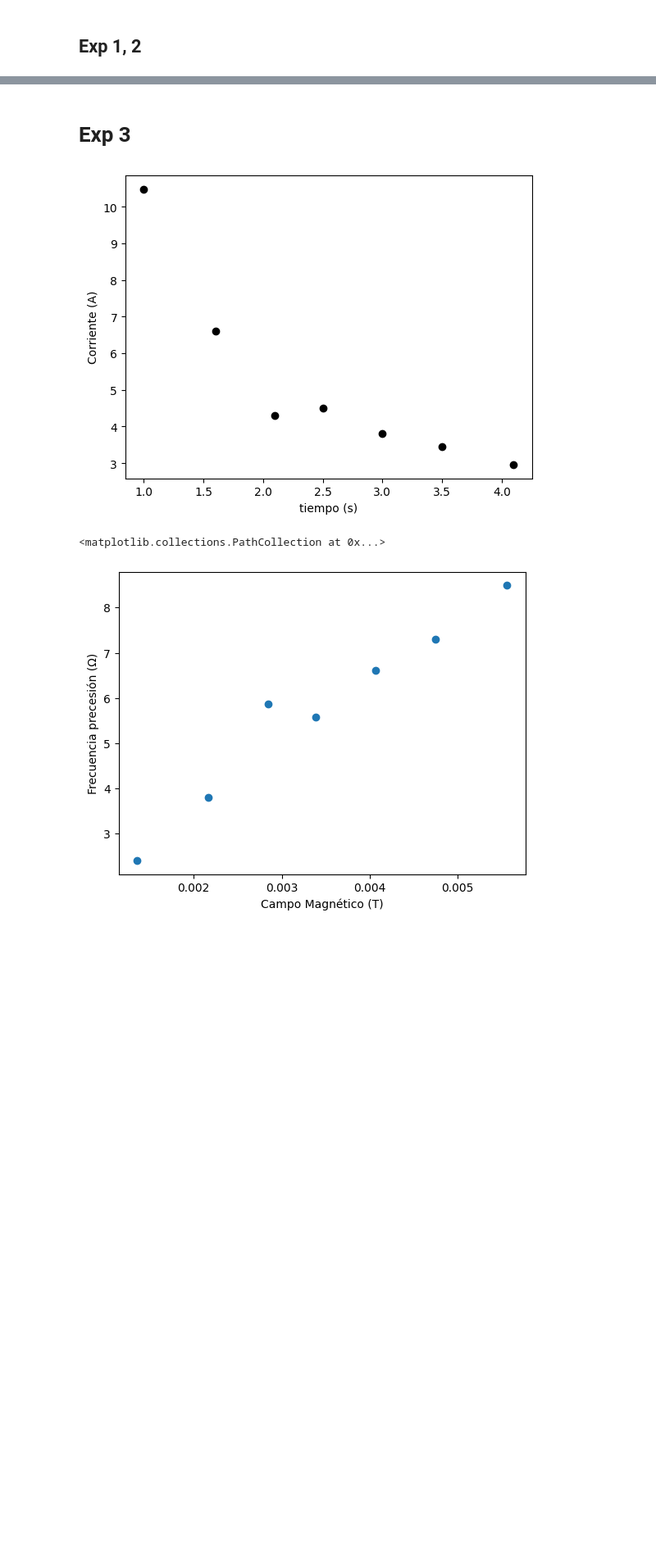
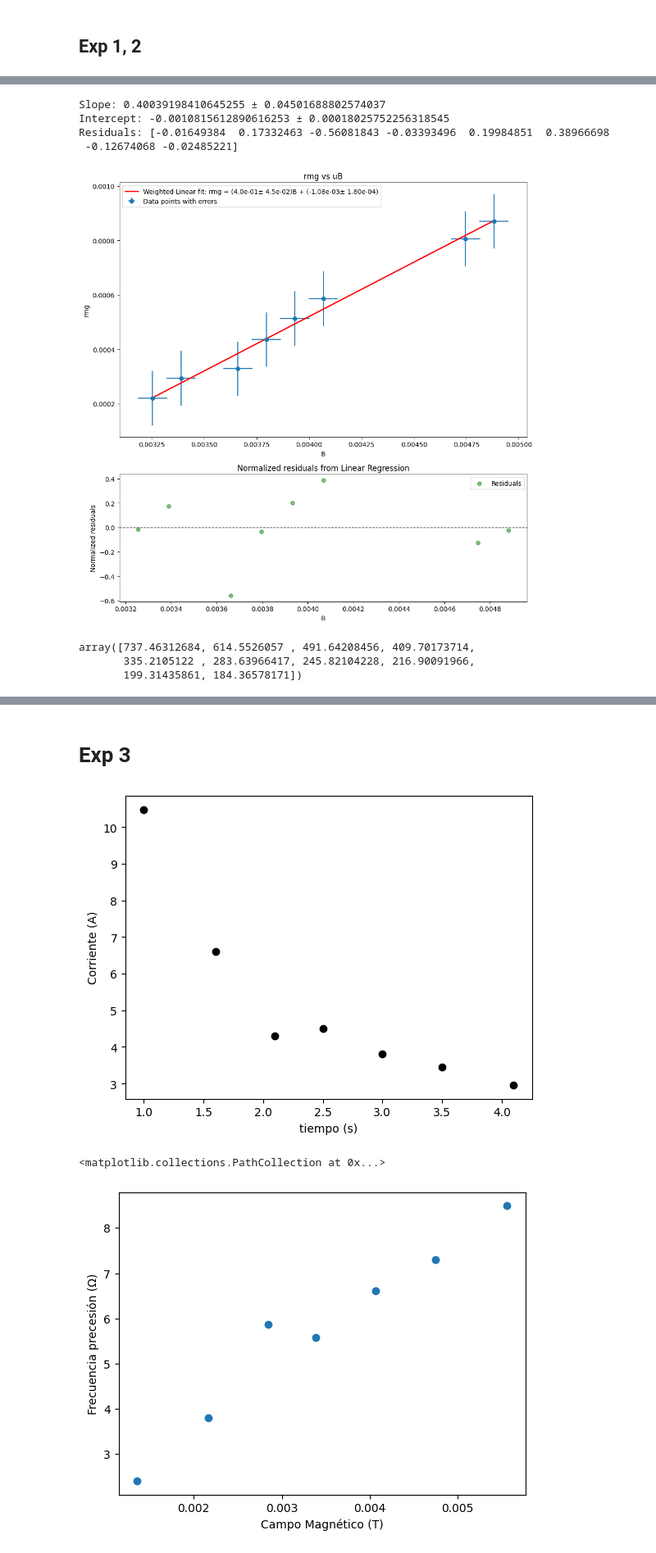
Before and after one commit to Emyfoton/Codigos_pregrado, a Jupyter notebook: Gráficas_Torque_magnético.ipynb, the cells around one changed output, grey strips where cells are left out. Shown at 82% size. Cells and saved outputs as stored; diff of their text form; code cells hidden in the pictures; blank space fills up the shorter version.

```diff
--- a/Gráficas_Torque_magnético.ipynb
+++ b/Gráficas_Torque_magnético.ipynb
@@ -4,0 +25,3 @@
+# %%
+dr = 0.0001
+dB = 0.00007
@@ -4,0 +49,63 @@
+# %%
+# Define the linear function for curve fitting
+def linear_function(X, a, b):
+    return a * X + b
+
+# Perform the curve fitting considering the uncertainties
+popt, pcov = curve_fit(linear_function, B, r, sigma=dB, absolute_sigma=True)
+
+# Get the slope and intercept
+slope = popt[0]
+intercept = popt[1]
+
+# Get the standard errors for the parameters
+slope_std_err = np.sqrt(pcov[0, 0])
+intercept_std_err = np.sqrt(pcov[1, 1])
+
+## Setting variables
+x = B
+y = r
+yerr = dr
+xerr = dB
+
+# Predict the Y values
+Y_pred = linear_function(x, *popt)
+
+# Calculate normalized residuals
+residuals = (y - Y_pred)/yerr
+
+print(f"Slope: {slope} ± {slope_std_err}")
+print(f"Intercept: {intercept} ± {intercept_std_err}")
+print(f"Residuals: {residuals}")
+
+# Create a figure with two subplots
+fig, (ax1, ax2) = plt.subplots(2, 1, figsize=(10, 10), gridspec_kw={'height_ratios': [2, 1]})  # 2 rows, 1 column, width = 10 inches, height = 10 inches
+
+# Plot the regression line
+ax1.errorbar(x, y, yerr, xerr,  fmt='o', label='Data points with errors')
+ax1.plot(x, Y_pred, color='red', linewidth=2, label=f'Weighted Linear fit: rmg = ({slope:.1e}± {slope_std_err:.1e})B + ({intercept:.2e}± {intercept_std_err:.2e})')
+
+ax1.set_xlabel('B')
+ax1.set_ylabel('rmg')
+ax1.legend(loc='upper left')
+ax1.set_title('rmg vs uB')
+
+# Plot normalized residuals
+ax2.scatter(x, residuals, color='green', alpha=0.5, label='Residuals')
+ax2.axhline(0, color='black', linewidth=1, linestyle='--')
+ax2.set_xlabel('B')
+ax2.set_ylabel('Normalized residuals')
+ax2.legend(loc='upper right')
+ax2.set_title('Normalized residuals from Linear Regression')
+
+plt.tight_layout()
+
+# Save the figure as a PDF file
+plt.savefig('Weighted_linear_regression_with_normalized_residuals_curve_fit.pdf', format='pdf')
+plt.show()
+# %% [output]
+Slope: 0.40039198410645255 ± 0.04501688802574037
+Intercept: -0.0010815612890616253 ± 0.00018025752256318545
+Residuals: [-0.01649384  0.17332463 -0.56081843 -0.03393496  0.19984851  0.38966698
+ -0.12674068 -0.02485221]
+[figure, added]
@@ -4,0 +138,8 @@
+# %%
+B_osc = I_am * I_osc
+B_osc1 = 1/B_osc
+B_osc1
+# %% [output]
+array([737.46312684, 614.5526057 , 491.64208456, 409.70173714,
+       335.2105122 , 283.63966417, 245.82104228, 216.90091966,
+       199.31435861, 184.36578171])
```
Also changed, not shown: parts of 18 cells of this notebook.
